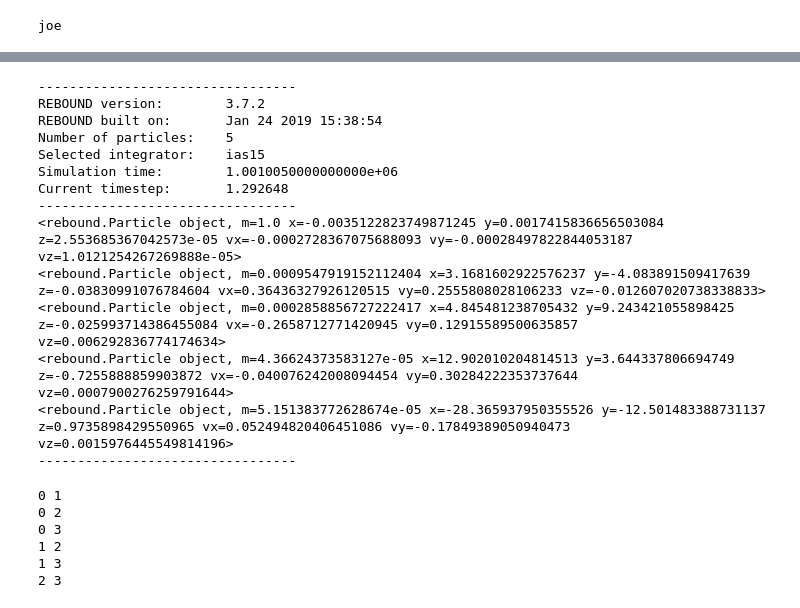
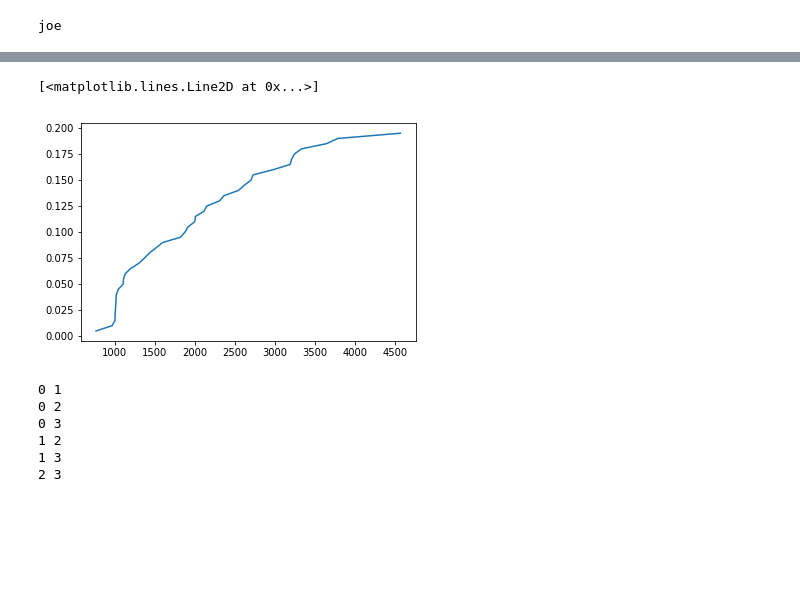
Before and after one commit to SimonIlic/AstroWorksop, a Jupyter notebook: Fly_By_Simon.ipynb, the cells around one changed output, grey strips where cells are left out. Saved outputs shown, nothing was run; the diff lists cells and outputs as text; code cells hidden in the pictures; blank space fills up the shorter version.

Commit message:
tried making close encounter fraction and ejection fraction plots

```diff
--- a/Fly_By_Simon.ipynb
+++ b/Fly_By_Simon.ipynb
@@ -120,3 +130,9 @@ sim = simulate_fly_by(sim, intruder)
 evolve_system(sim, 10**7)
 # %% [output]
 joe
+# %%
+sim = rebound.Simulation.from_file("random_sims/solar_system_outer_planets_5788.bin")
+for particle in sim.particles:
+    print(particle.hash)
+
+sim.status()
@@ -123,14 +159,34 @@ joe
 # %%
-total_simulations = 1000
-max_evolve_time = 10**4
+total_simulations = 200
+max_evolve_time = 10**5
 a_list = np.linspace(0, 100, total_simulations)
+
+results = []
+
+close_encounter_times = []
+ejection_times = []
 
 for sim_n in range(total_simulations):
     print(sim_n)
     random_sim = rebound.Simulation.from_file("random_sims/solar_system_outer_planets_{:04d}.bin".format(np.random.randint(0,10**4)))
+    random_sim.t = 0
     intruder = rebound.Particle(m=1.0, x=a_list[sim_n], y=-1000., vy=2.)
 
+    sim = simulate_fly_by(random_sim, intruder, visualize=True)
+    result = evolve_system(sim, max_evolve_time)
+    sim, close_encounters, ejections = result
 
-    sim = simulate_fly_by(random_sim, intruder)
-    evolve_system(sim, max_evolve_time)
+    results.append(result)
+
+    if close_encounters:
+        close_encounter_times.append(close_encounters[0][-1])
+
+    if ejection_times:
+        ejection_times.append(ejections[0][-1])
+
+close_encounter_times.sort()
+fraction_encounters = np.arange(1, len(close_encounter_times) + 1) / total_simulations
+
+ejection_times.sort()
+fraction_ejections = np.arange(1, len(ejection_times) + 1) / total_simulations
 # %% [output]
@@ -154,20 +195,16 @@ Two particles collided (d < r1+r2) 59098.89792914411
-# %%
-sim.status()
-# %% [output]
----------------------------------
-REBOUND version:        3.7.2
-REBOUND built on:       Jan 24 2019 15:38:54
-Number of particles:    5
-Selected integrator:    ias15
-Simulation time:        1.0010050000000000e+06
-Current timestep:       1.292648
----------------------------------
-<rebound.Particle object, m=1.0 x=-0.0035122823749871245 y=0.0017415836656503084 z=2.553685367042573e-05 vx=-0.0002728367075688093 vy=-0.00028497822844053187 vz=1.0121254267269888e-05>
-<rebound.Particle object, m=0.0009547919152112404 x=3.1681602922576237 y=-4.083891509417639 z=-0.03830991076784604 vx=0.36436327926120515 vy=0.2555808028106233 vz=-0.012607020738338833>
-<rebound.Particle object, m=0.0002858856727222417 x=4.845481238705432 y=9.243421055898425 z=-0.025993714386455084 vx=-0.2658712771420945 vy=0.12915589500635857 vz=0.006292836774174634>
-<rebound.Particle object, m=4.36624373583127e-05 x=12.902010204814513 y=3.644337806694749 z=-0.7255888859903872 vx=-0.040076242008094454 vy=0.30284222353737644 vz=0.0007900276259791644>
-<rebound.Particle object, m=5.151383772628674e-05 x=-28.365937950355526 y=-12.501483388731137 z=0.9735898429550965 vx=0.052494820406451086 vy=-0.17849389050940473 vz=0.0015976445549814196>
----------------------------------
+# %%
+first_ejections_times = []
+for result in results:
+    if result[2]:
+        first_ejections_times.append(result[2][0][-1])
+
+first_ejections_times.sort()
+fraction_ejections = np.arange(1, len(first_ejections_times) + 1) / len(results)
+
+plt.plot(first_ejections_times, fraction_ejections)
+# %% [output]
+[<matplotlib.lines.Line2D at 0x...>]
+[figure, added]
 # %%
 def hill_radius(planet, star):
     return planet.a * (1 - planet.e) * np.cbrt(planet.m / (3. * star.m))
```
Also changed, not shown: parts of 4 cells of this notebook, 1 other file.
